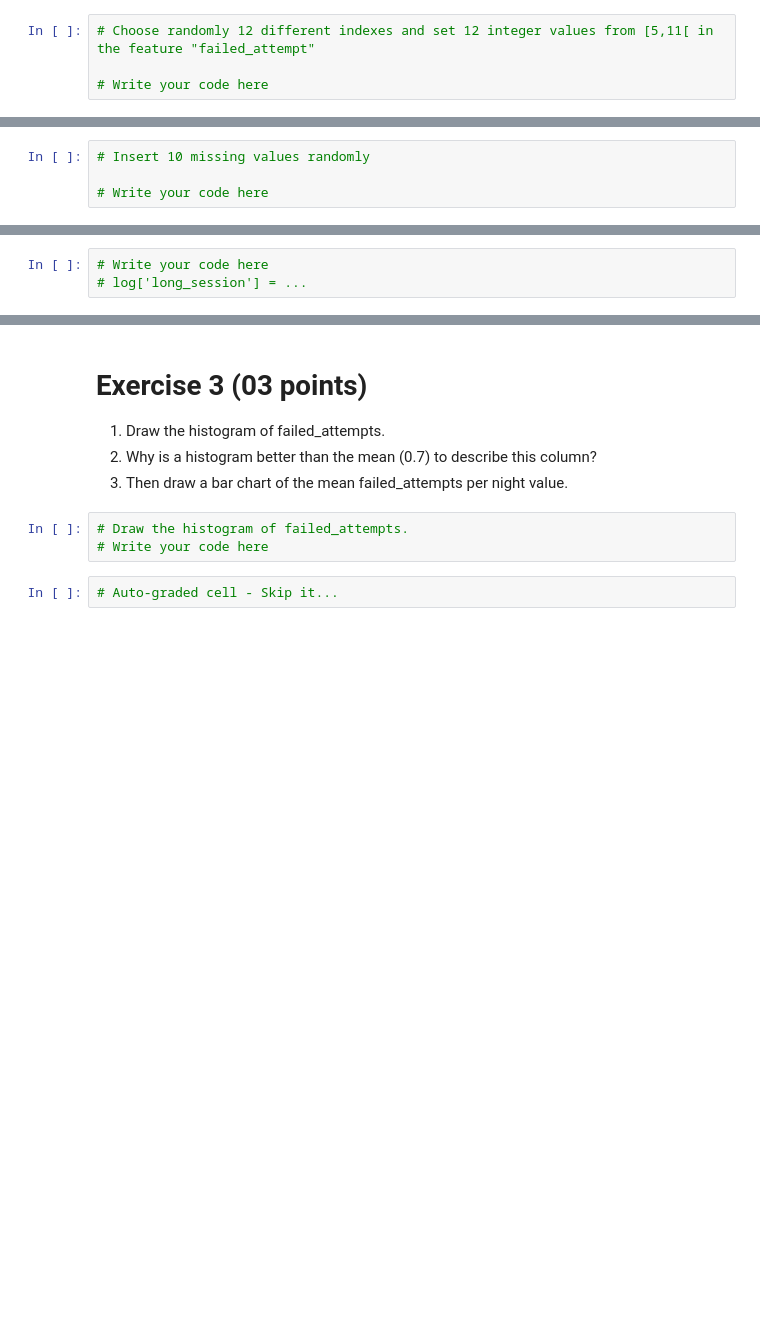
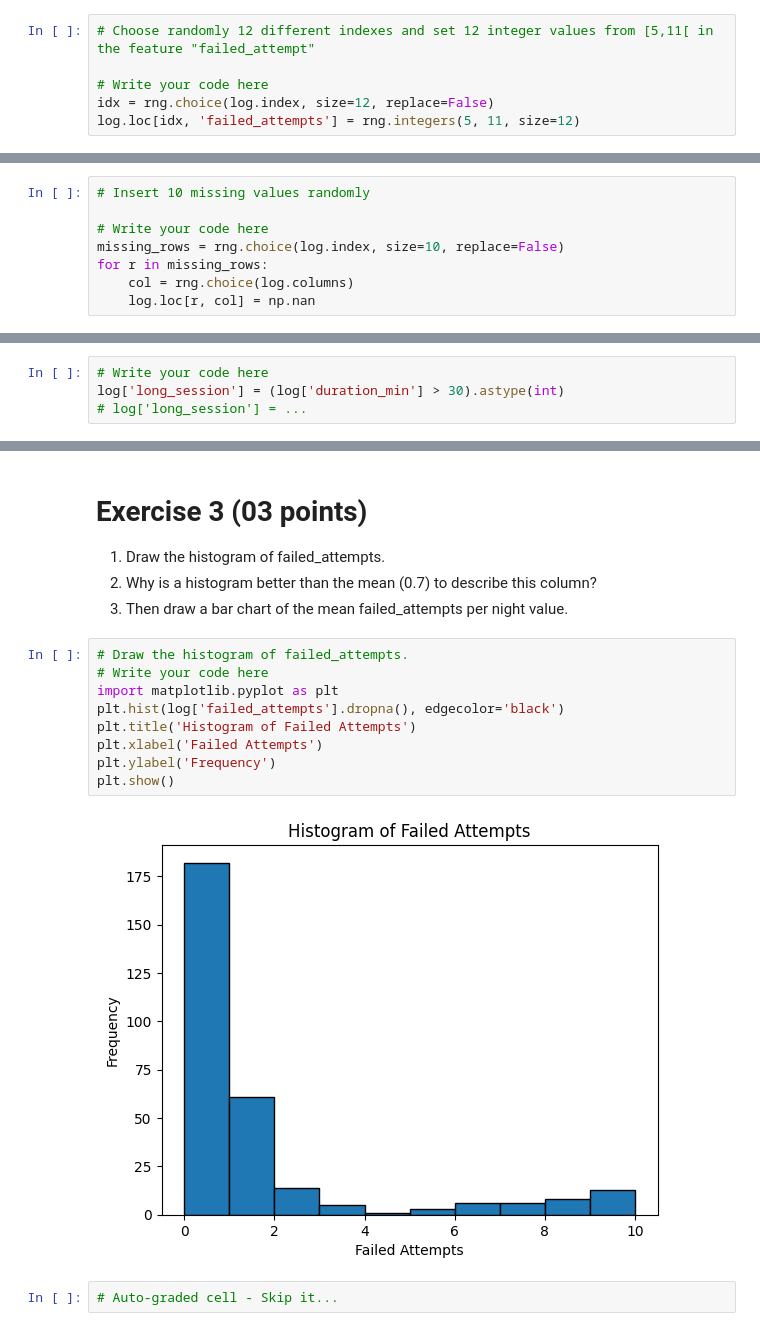
Before and after one commit to rachamadaci-cell/TP1, a Jupyter notebook: TP1 (1).ipynb, the cells around one changed output, grey strips where cells are left out. Cells and saved outputs as stored; diff of their text form; blank space fills up the shorter version.

```diff
--- a/TP1 (1).ipynb
+++ b/TP1 (1).ipynb
@@ -78,6 +90,8 @@ log = pd.DataFrame({"user":    rng.choice(["ali", "sara", "yacine", "nour", "kar
 # Choose randomly 12 different indexes and set 12 integer values from [5,11[ in the feature "failed_attempt"
 
 # Write your code here
+idx = rng.choice(log.index, size=12, replace=False)
+log.loc[idx, 'failed_attempts'] = rng.integers(5, 11, size=12)
 # %%
 # Autograded cell (Failed attempts)
 # Skip it
@@ -85,6 +99,10 @@ log = pd.DataFrame({"user":    rng.choice(["ali", "sara", "yacine", "nour", "kar
 # Insert 10 missing values randomly
 
 # Write your code here
+missing_rows = rng.choice(log.index, size=10, replace=False)
+for r in missing_rows:
+    col = rng.choice(log.columns)
+    log.loc[r, col] = np.nan
 # %%
 # Auto graded cell (missing values)
 # skip it
@@ -110,6 +129,7 @@ log = pd.DataFrame({"user":    rng.choice(["ali", "sara", "yacine", "nour", "kar
 3. Add a column long_session equal to 1 when duration_min is above 30.
 # %%
 # Write your code here
+log['long_session'] = (log['duration_min'] > 30).astype(int)
 # log['long_session'] = ...
 # %%
 # Autograded cell - Skip it
@@ -118,9 +138,17 @@ log = pd.DataFrame({"user":    rng.choice(["ali", "sara", "yacine", "nour", "kar
 1. Draw the histogram of failed_attempts.
 2. Why is a histogram better than the mean (0.7) to describe this column?
 3. Then draw a bar chart of the mean failed_attempts per night value.
-# %%
-# Draw the histogram of failed_attempts.
-# Write your code here
+# %%
+# Draw the histogram of failed_attempts.
+# Write your code here
+import matplotlib.pyplot as plt
+plt.hist(log['failed_attempts'].dropna(), edgecolor='black')
+plt.title('Histogram of Failed Attempts')
+plt.xlabel('Failed Attempts')
+plt.ylabel('Frequency')
+plt.show()
+# %% [output]
+[figure, added]
 # %%
 # Auto-graded cell - Skip it...
 # %%
```
Also changed, not shown: parts of 8 cells of this notebook.
